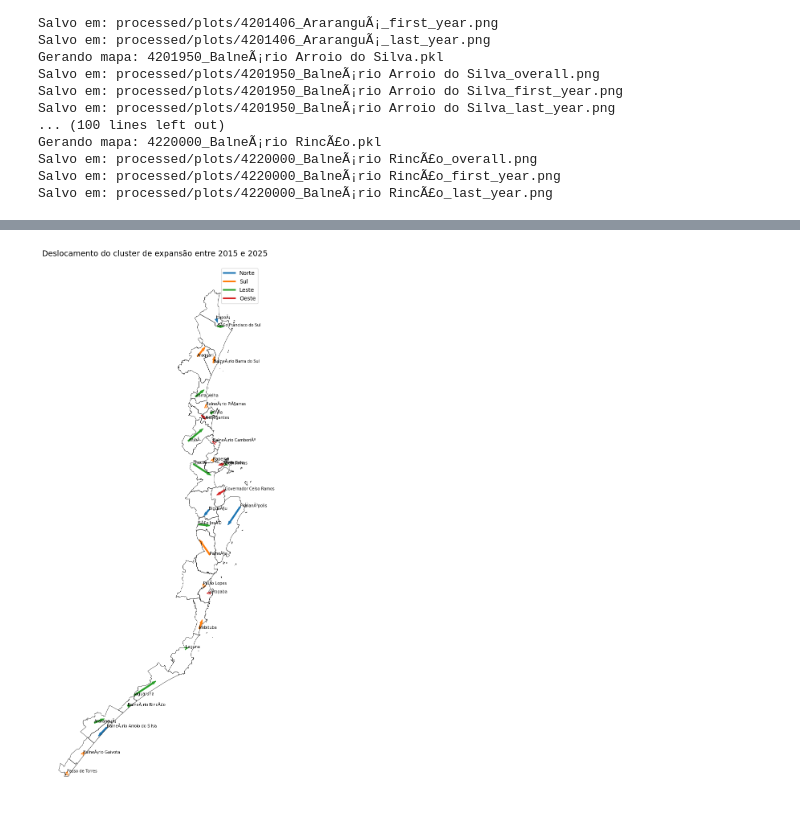
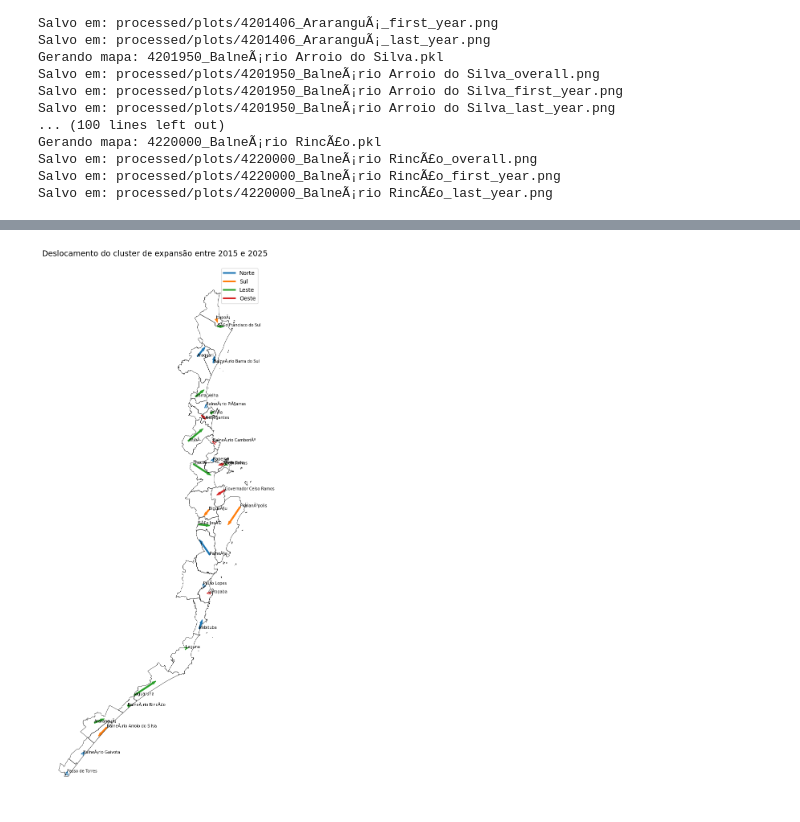
Before and after one commit to sofialindner/ntl-urban-expansion-mapping, a Jupyter notebook: main.ipynb, the cells around one changed output, grey strips where cells are left out. Drawn from its saved outputs; the diff is of its cells as text; code cells hidden in the pictures.

Commit message:
:bug: fix: directions

```diff
--- a/main.ipynb
+++ b/main.ipynb
@@ -704,7 +704,7 @@ def save_plot_for_serie(
 
     # Reconstrói grade espacial
     x_unique = np.sort(df["x"].unique())
-    y_unique = np.sort(df["y"].unique())
+    y_unique = np.sort(df["y"].unique())[::-1]
 
     cluster_img = np.full(
         (len(y_unique), len(x_unique)),
@@ -895,7 +895,7 @@ for cluster_file in sorted(clusters_dir.glob("*.pkl")):
     overall_pixels = get_expansion_pixels(overall_data)
 
     x_unique = np.sort(overall_pixels["x"].unique())
-    y_unique = np.sort(overall_pixels["y"].unique())
+    y_unique = np.sort(overall_pixels["y"].unique())[::-1]
 
     x_index = {value: idx for idx, value in enumerate(x_unique)}
     y_index = {value: idx for idx, value in enumerate(y_unique)}
@@ -973,7 +973,7 @@ for cluster_file in sorted(clusters_dir.glob("*.pkl")):
     dx_shift = cx_2025 - cx_2015
     dy_shift = cy_2025 - cy_2015
 
-    shift_direction = get_direction(dx_shift, dy_shift)
+    shift_direction = get_direction(dx_shift, -dy_shift)
 
     results.append({
 
@@ -1055,7 +1055,7 @@ import matplotlib.pyplot as plt
 cities = gpd.read_file("LITORAL_SC_REPROJETADO.shp")
 
 # CSV com a análise consolidada
-analysis = pd.read_csv("municipality_analysis.csv")
+analysis = pd.read_csv("processed/analysis/municipality_analysis.csv")
 
 # Garantir que os códigos tenham o mesmo tipo
 cities["CD_MUN"] = cities["CD_MUN"].astype(int)
@@ -1113,34 +1113,34 @@ for _, row in gdf.iterrows():
 
     # Nome do município (opcional)
     ax.text(
         x1,
         y1,
         row["city_name"],
         fontsize=7
     )
 
 # Legenda
 from matplotlib.lines import Line2D
 
 legend_elements = [
     Line2D([0], [0], color=direction_colors["NORTH"], lw=3, label="Norte"),
     Line2D([0], [0], color=direction_colors["SOUTH"], lw=3, label="Sul"),
     Line2D([0], [0], color=direction_colors["EAST"], lw=3, label="Leste"),
     Line2D([0], [0], color=direction_colors["WEST"], lw=3, label="Oeste")
 ]
 
 ax.legend(handles=legend_elements)
 
 ax.set_title(
     "Deslocamento do cluster de expansão entre 2015 e 2025",
     fontsize=14
 )
 
 ax.set_axis_off()
 plt.tight_layout()
 plt.show()
 # %% [output]
-[figure, old version]
+[figure, new version]
 # %%
 # Comprime a pasta de processados para um zip
 !zip -r processed.zip /content/processed
```
Also changed, not shown: parts of 4 cells of this notebook.
